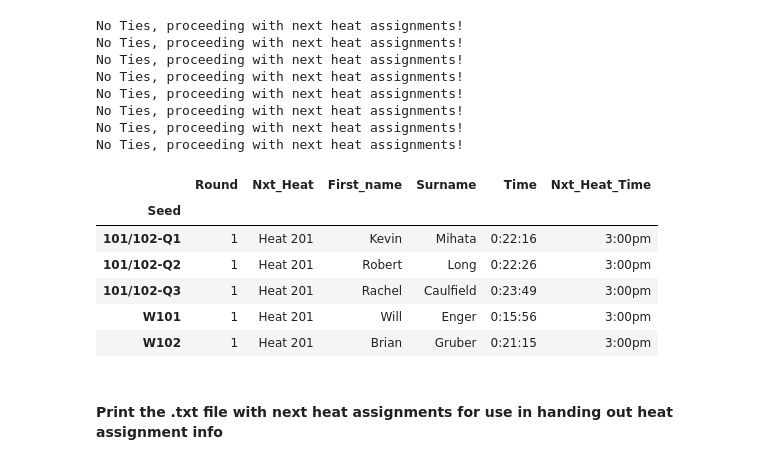
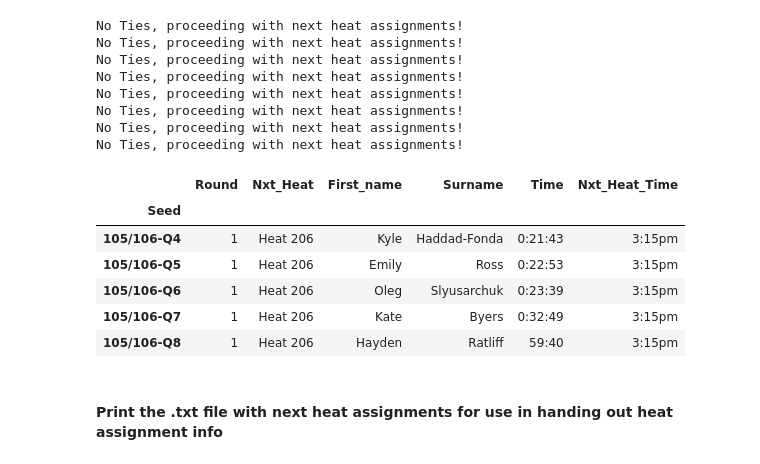
Before and after one commit to gcnuss/SART_Automation, a Jupyter notebook: 2017_SART.ipynb, the cells around one changed output. Saved outputs shown, nothing was run; the diff lists cells and outputs as text; code cells hidden in the pictures.

```diff
--- a/2017_SART.ipynb
+++ b/2017_SART.ipynb
@@ -357,15 +372,15 @@ No Ties, proceeding with next heat assignments!
 No Ties, proceeding with next heat assignments!
 # %%
 #visual for example purposes:
-sart17.bracket_df[sart17.bracket_df['Nxt_Heat'] == 'Heat 201']
+sart17.bracket_df[sart17.bracket_df['Nxt_Heat'] == 'Heat 206']
 # %% [output]
 |  | Round | Nxt_Heat | First_name | Surname | Time | Nxt_Heat_Time |
 | Seed |  |  |  |  |  |  |
-| 101/102-Q1 | 1 | Heat 201 | Kevin | Mihata | 0:22:16 | 3:00pm |
-| 101/102-Q2 | 1 | Heat 201 | Robert | Long | 0:22:26 | 3:00pm |
-| 101/102-Q3 | 1 | Heat 201 | Rachel | Caulfield | 0:23:49 | 3:00pm |
-| W101 | 1 | Heat 201 | Will | Enger | 0:15:56 | 3:00pm |
-| W102 | 1 | Heat 201 | Brian | Gruber | 0:21:15 | 3:00pm |
+| 105/106-Q4 | 1 | Heat 206 | Kyle | Haddad-Fonda | 0:21:43 | 3:15pm |
+| 105/106-Q5 | 1 | Heat 206 | Emily | Ross | 0:22:53 | 3:15pm |
+| 105/106-Q6 | 1 | Heat 206 | Oleg | Slyusarchuk | 0:23:39 | 3:15pm |
+| 105/106-Q7 | 1 | Heat 206 | Kate | Byers | 0:32:49 | 3:15pm |
+| 105/106-Q8 | 1 | Heat 206 | Hayden | Ratliff | 59:40 | 3:15pm |
 # %% [markdown]
 #### Print the .txt file with next heat assignments for use in handing out heat assignment info
 # %%
```
Also changed, not shown: parts of 18 cells of this notebook, 8 other files.
